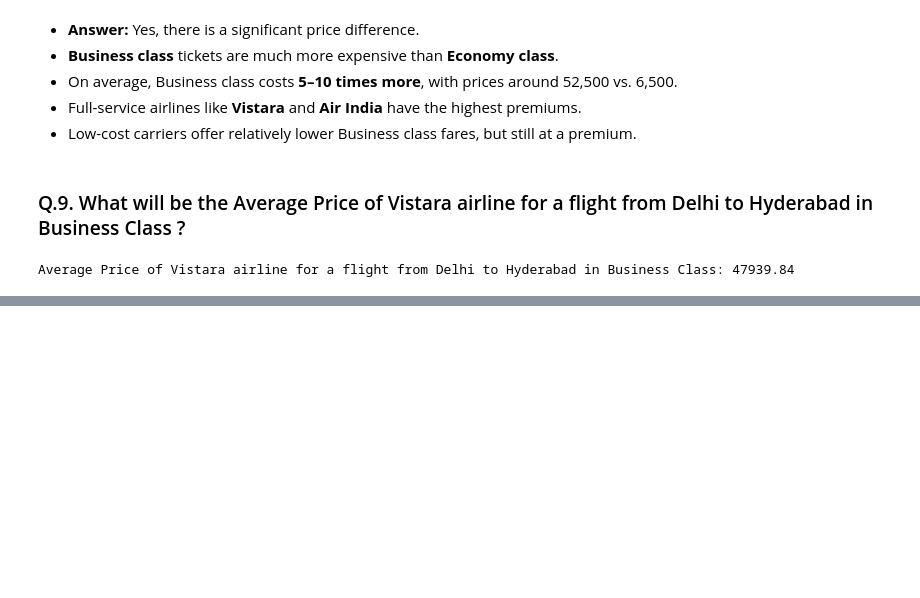
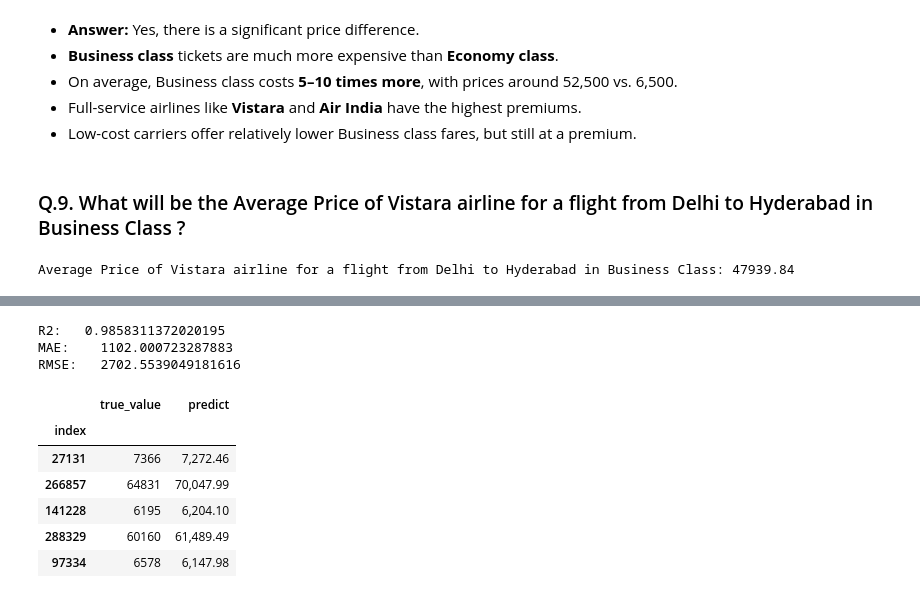
Before and after one commit to Yanmiki/EDA-Indian-Company-from-Kaggle, a Jupyter notebook: avia_analizi.ipynb, the cells around one changed output, grey strips where cells are left out. Cells and saved outputs as stored; diff of their text form; code cells hidden in the pictures; blank space fills up the shorter version.

```diff
--- a/avia_analizi.ipynb
+++ b/avia_analizi.ipynb
@@ -500,0 +717,13 @@ Average Price of Vistara airline for a flight from Delhi to Hyderabad in Busines
+# %%
+def regression_metric(y_test, predicted, printer = False):
+
+    r2 = r2_score(y_test, predicted)
+    mae = mean_absolute_error(y_test, predicted)
+    rmse = root_mean_squared_error(y_test, predicted)
+
+    if printer is True:
+        return r2, mae, rmse
+    else:
+        print(f'R2: {r2:>20}')
+        print(f'MAE: {mae:>20}')
+        print(f'RMSE: {rmse:>20}')
@@ -500,0 +732,15 @@ Average Price of Vistara airline for a flight from Delhi to Hyderabad in Busines
+# %%
+df_predict = pd.DataFrame(data = {'true_value' : y_test, 'predict': predicted})
+regression_metric(y_test, predicted)
+display(df_predict.head())
+# %% [output]
+R2:   0.9858311372020195
+MAE:    1102.000723287883
+RMSE:   2702.5539049181616
+|  | true_value | predict |
+| index |  |  |
+| 27131 | 7366 | 7,272.46 |
+| 266857 | 64831 | 70,047.99 |
+| 141228 | 6195 | 6,204.10 |
+| 288329 | 60160 | 61,489.49 |
+| 97334 | 6578 | 6,147.98 |
```
Also changed, not shown: parts of 24 cells of this notebook, 2 other files.
